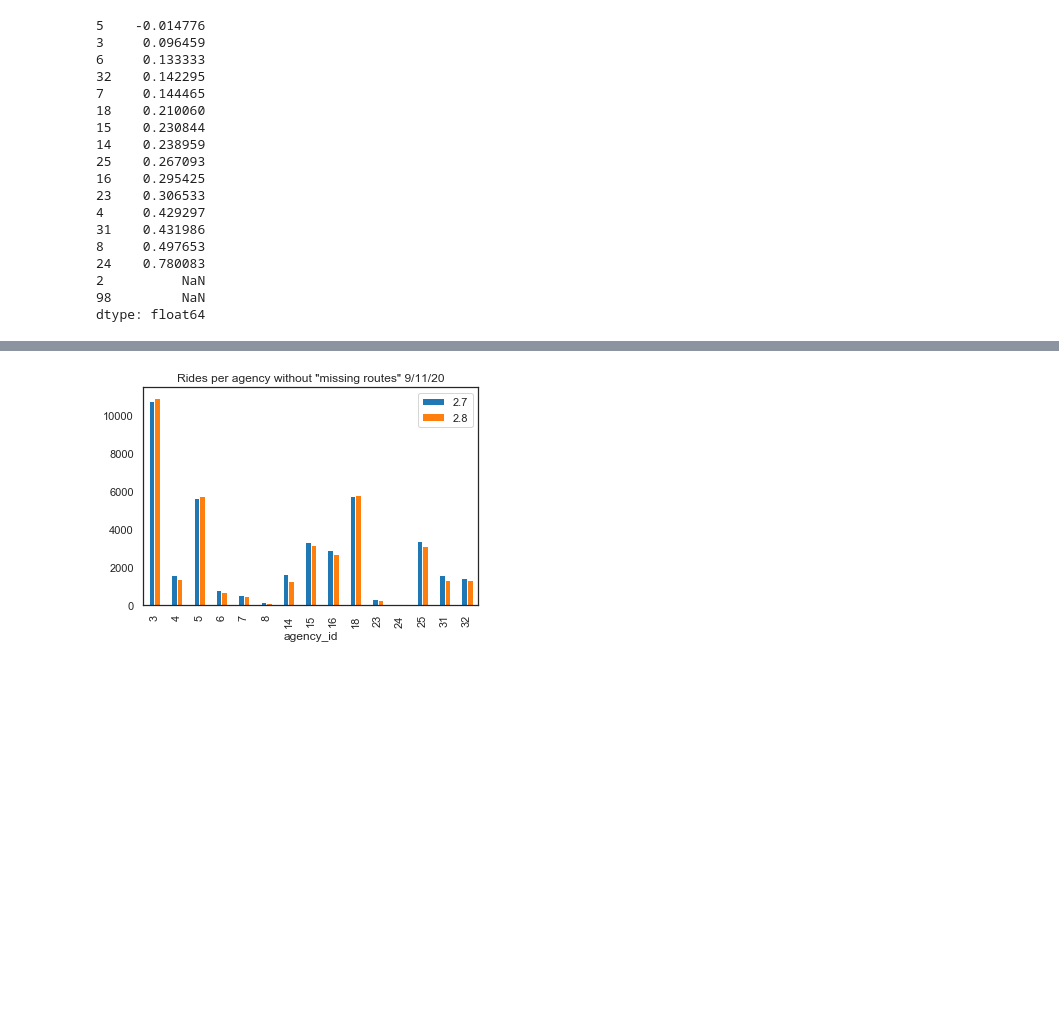
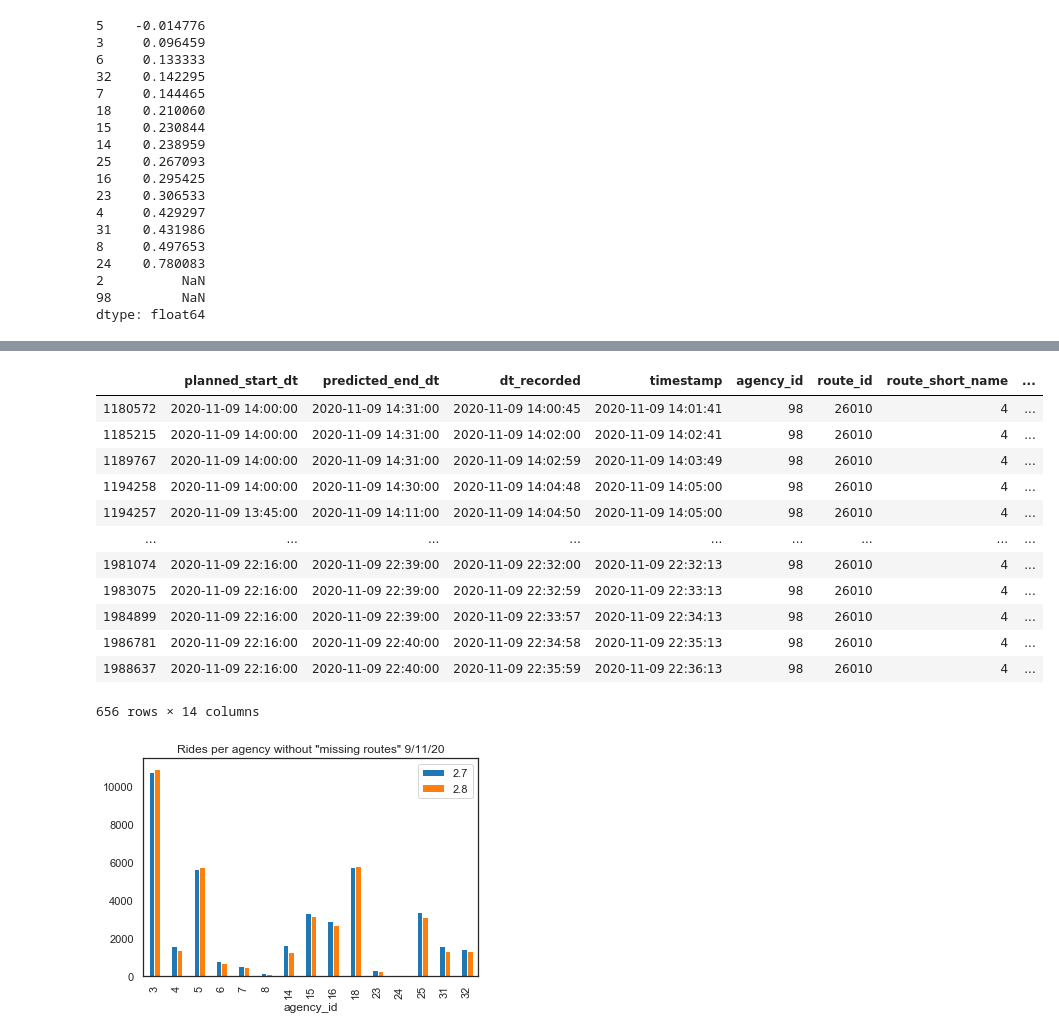
Before and after one commit to hasadna/open-bus, a Jupyter notebook: notebooks/siri_snapshot_evaluation_v2.ipynb, the cells around one changed output, grey strips where cells are left out. Cells and saved outputs as stored; diff of their text form; code cells hidden in the pictures; blank space fills up the shorter version.

```diff
--- a/notebooks/siri_snapshot_evaluation_v2.ipynb
+++ b/notebooks/siri_snapshot_evaluation_v2.ipynb
@@ -424,3 +488,19 @@ len(set(df_28_final_rides[df_28_final_rides.points_cnt > 10].line_ref.values))
+# %%
+df_27_final_dedup[df_27_final_dedup.route_id == 26010].sort_values('dt_recorded')
+# %% [output]
+|  | planned_start_dt | predicted_end_dt | dt_recorded | timestamp | agency_id | route_id | route_short_name | ... |
+| 1180572 | 2020-11-09 14:00:00 | 2020-11-09 14:31:00 | 2020-11-09 14:00:45 | 2020-11-09 14:01:41 | 98 | 26010 | 4 | ... |
+| 1185215 | 2020-11-09 14:00:00 | 2020-11-09 14:31:00 | 2020-11-09 14:02:00 | 2020-11-09 14:02:41 | 98 | 26010 | 4 | ... |
+| 1189767 | 2020-11-09 14:00:00 | 2020-11-09 14:31:00 | 2020-11-09 14:02:59 | 2020-11-09 14:03:49 | 98 | 26010 | 4 | ... |
+| 1194258 | 2020-11-09 14:00:00 | 2020-11-09 14:30:00 | 2020-11-09 14:04:48 | 2020-11-09 14:05:00 | 98 | 26010 | 4 | ... |
+| 1194257 | 2020-11-09 13:45:00 | 2020-11-09 14:11:00 | 2020-11-09 14:04:50 | 2020-11-09 14:05:00 | 98 | 26010 | 4 | ... |
+| ... | ... | ... | ... | ... | ... | ... | ... | ... |
+| 1981074 | 2020-11-09 22:16:00 | 2020-11-09 22:39:00 | 2020-11-09 22:32:00 | 2020-11-09 22:32:13 | 98 | 26010 | 4 | ... |
+| 1983075 | 2020-11-09 22:16:00 | 2020-11-09 22:39:00 | 2020-11-09 22:32:59 | 2020-11-09 22:33:13 | 98 | 26010 | 4 | ... |
+| 1984899 | 2020-11-09 22:16:00 | 2020-11-09 22:39:00 | 2020-11-09 22:33:57 | 2020-11-09 22:34:13 | 98 | 26010 | 4 | ... |
+| 1986781 | 2020-11-09 22:16:00 | 2020-11-09 22:40:00 | 2020-11-09 22:34:58 | 2020-11-09 22:35:13 | 98 | 26010 | 4 | ... |
+| 1988637 | 2020-11-09 22:16:00 | 2020-11-09 22:40:00 | 2020-11-09 22:35:59 | 2020-11-09 22:36:13 | 98 | 26010 | 4 | ... |
+656 rows × 14 columns
 # %%
 # Do the missing rides belong to the missing routes?
 agency_27_r2 = df_27_final_rides[
```
Also changed, not shown: parts of 12 cells of this notebook.
